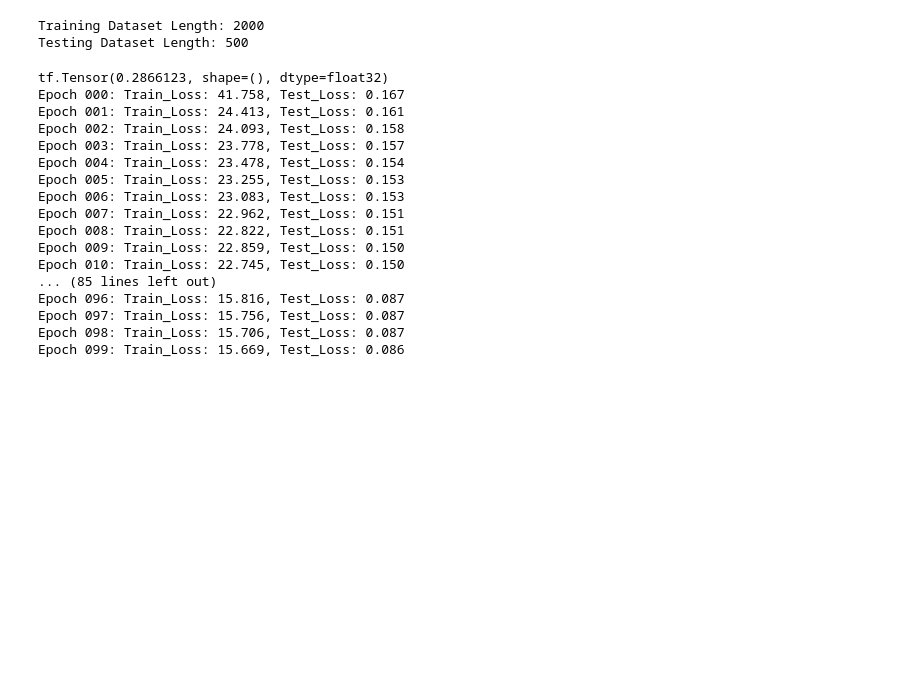
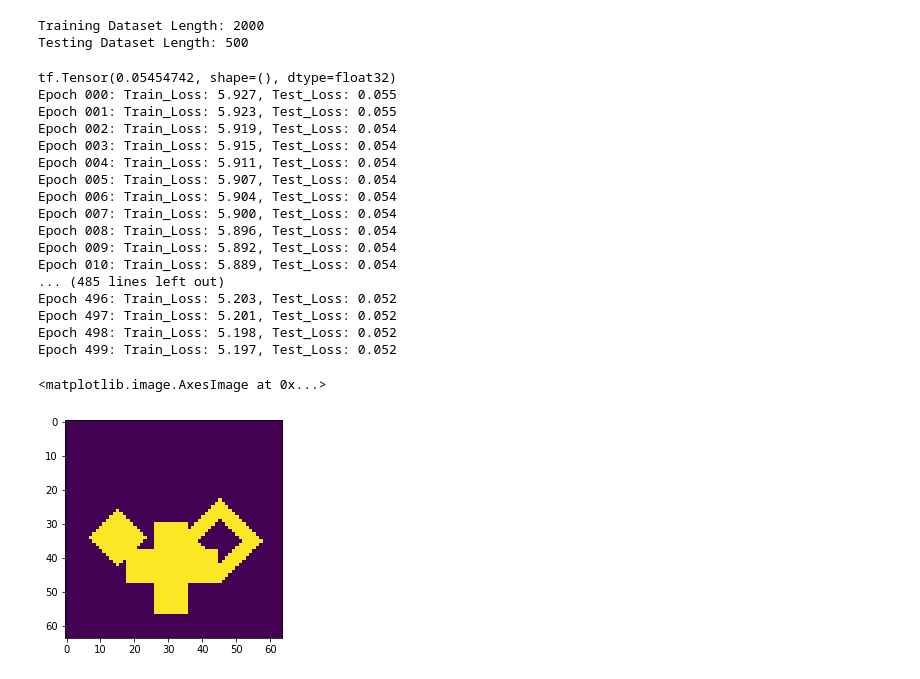
Before and after one commit to chenliz1/BSP_Net, a Jupyter notebook: Untitled.ipynb, the cells around one changed output. Cells and saved outputs as stored; diff of their text form; code cells hidden in the pictures; blank space fills up the shorter version.

Commit message:
finish training

```diff
--- a/Untitled.ipynb
+++ b/Untitled.ipynb
@@ -62,6 +62,9 @@ def test(net, test_ds):
         total_loss += loss
     return total_loss/len(test_data)
 # %%
+
+epoch = 500
+net.load_weights('easy_checkpoint')
 prev_test_loss = test(net, test_dataset)
 print(prev_test_loss)
 for i in range(epoch):
@@ -79,23 +82,23 @@ for i in range(epoch):
         net.save_weights('easy_checkpoint')
         prev_test_loss = test_loss
 # %% [output]
-tf.Tensor(0.2866123, shape=(), dtype=float32)
-Epoch 000: Train_Loss: 41.758, Test_Loss: 0.167
-Epoch 001: Train_Loss: 24.413, Test_Loss: 0.161
-Epoch 002: Train_Loss: 24.093, Test_Loss: 0.158
-Epoch 003: Train_Loss: 23.778, Test_Loss: 0.157
-Epoch 004: Train_Loss: 23.478, Test_Loss: 0.154
-Epoch 005: Train_Loss: 23.255, Test_Loss: 0.153
-Epoch 006: Train_Loss: 23.083, Test_Loss: 0.153
-Epoch 007: Train_Loss: 22.962, Test_Loss: 0.151
-Epoch 008: Train_Loss: 22.822, Test_Loss: 0.151
-Epoch 009: Train_Loss: 22.859, Test_Loss: 0.150
-Epoch 010: Train_Loss: 22.745, Test_Loss: 0.150
-... (85 lines left out)
-Epoch 096: Train_Loss: 15.816, Test_Loss: 0.087
-Epoch 097: Train_Loss: 15.756, Test_Loss: 0.087
-Epoch 098: Train_Loss: 15.706, Test_Loss: 0.087
-Epoch 099: Train_Loss: 15.669, Test_Loss: 0.086
+tf.Tensor(0.05454742, shape=(), dtype=float32)
+Epoch 000: Train_Loss: 5.927, Test_Loss: 0.055
+Epoch 001: Train_Loss: 5.923, Test_Loss: 0.055
+Epoch 002: Train_Loss: 5.919, Test_Loss: 0.054
+Epoch 003: Train_Loss: 5.915, Test_Loss: 0.054
+Epoch 004: Train_Loss: 5.911, Test_Loss: 0.054
+Epoch 005: Train_Loss: 5.907, Test_Loss: 0.054
+Epoch 006: Train_Loss: 5.904, Test_Loss: 0.054
+Epoch 007: Train_Loss: 5.900, Test_Loss: 0.054
+Epoch 008: Train_Loss: 5.896, Test_Loss: 0.054
+Epoch 009: Train_Loss: 5.892, Test_Loss: 0.054
+Epoch 010: Train_Loss: 5.889, Test_Loss: 0.054
+... (485 lines left out)
+Epoch 496: Train_Loss: 5.203, Test_Loss: 0.052
+Epoch 497: Train_Loss: 5.201, Test_Loss: 0.052
+Epoch 498: Train_Loss: 5.198, Test_Loss: 0.052
+Epoch 499: Train_Loss: 5.197, Test_Loss: 0.052
 # %%
 net.load_weights('easy_checkpoint')
 em = tf.constant(test_data[10].reshape(1,64,64,1))
@@ -106 +113,6 @@ em = test_data[10].reshape(64,64)
+# %%
+plt.imshow(em)
+# %% [output]
+<matplotlib.image.AxesImage at 0x...>
+[figure, added]
 # %%
```
Also changed, not shown: parts of 6 cells of this notebook, 2 other files.
